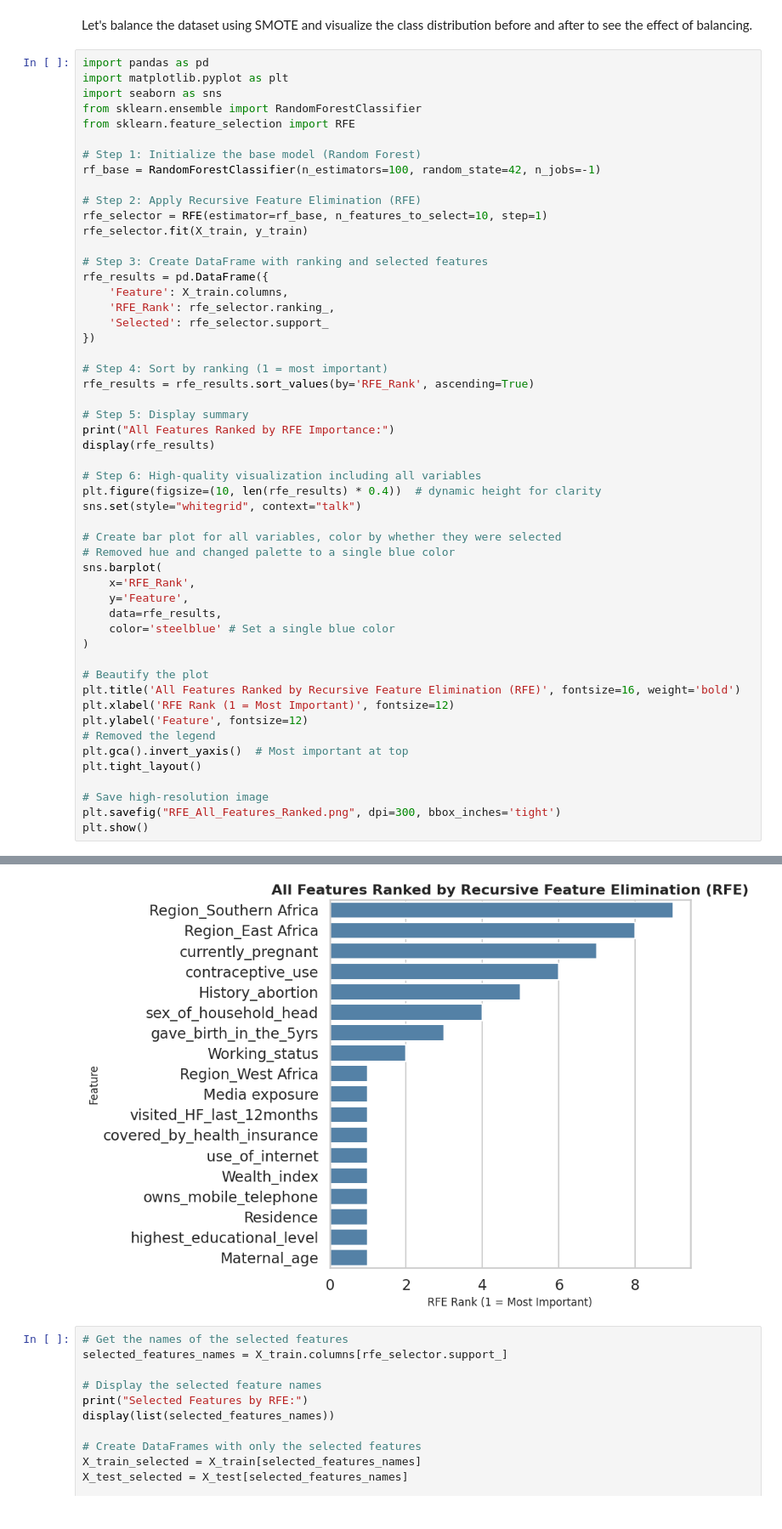
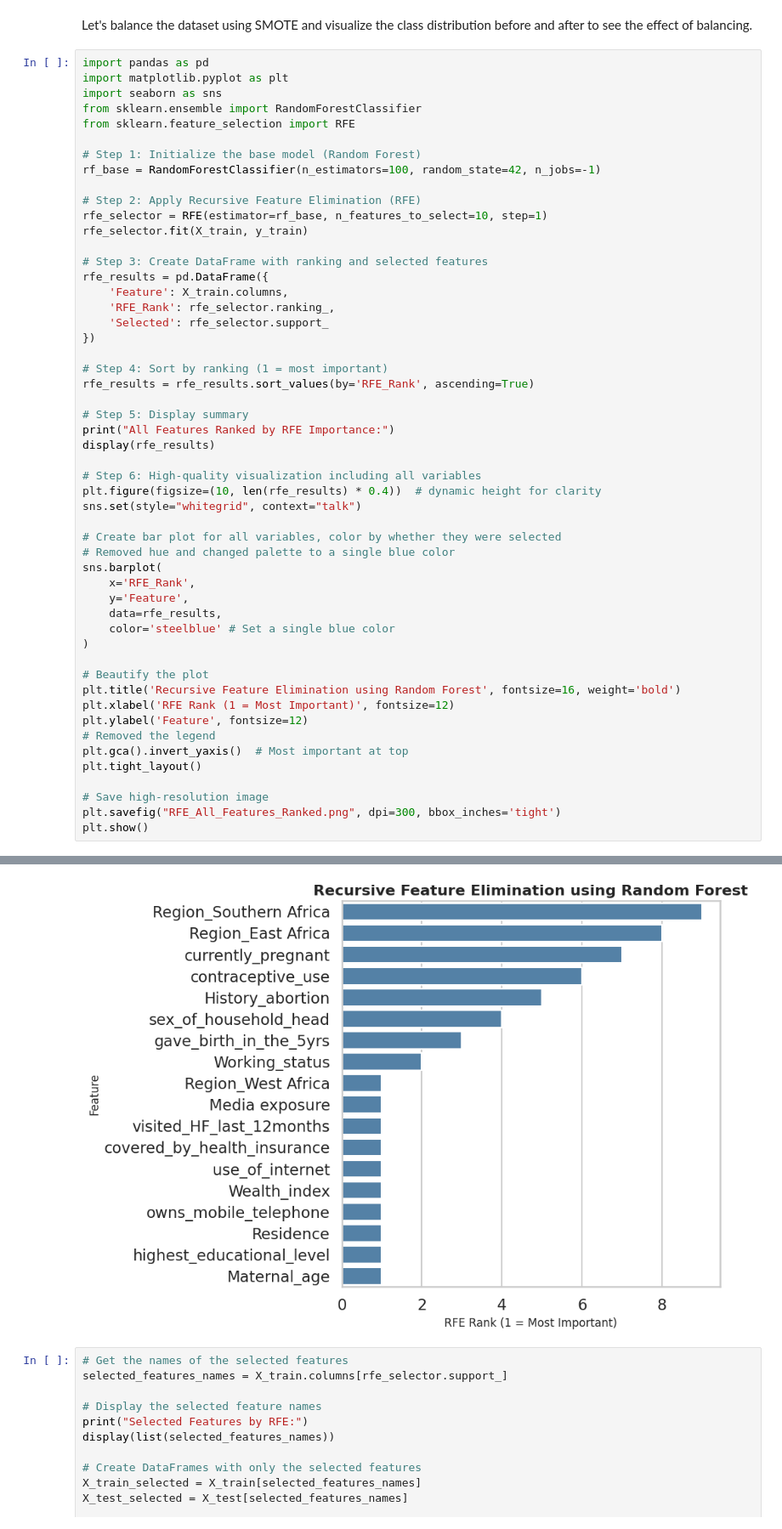
Before and after one commit to Fentahun60/Fentahun, a Jupyter notebook: Healthcare_access_Review_final.ipynb, the cells around one changed output, grey strips where cells are left out. Shown at 85% size. Saved outputs shown, nothing was run; the diff lists cells and outputs as text.

```diff
--- a/Healthcare_access_Review_final.ipynb
+++ b/Healthcare_access_Review_final.ipynb
@@ -1980,36 +2098,36 @@ sns.barplot(
 )
 
 # Beautify the plot
-plt.title('All Features Ranked by Recursive Feature Elimination (RFE)', fontsize=16, weight='bold')
+plt.title('Recursive Feature Elimination using Random Forest', fontsize=16, weight='bold')
 plt.xlabel('RFE Rank (1 = Most Important)', fontsize=12)
 plt.ylabel('Feature', fontsize=12)
 # Removed the legend
 plt.gca().invert_yaxis()  # Most important at top
 plt.tight_layout()
 
 # Save high-resolution image
 plt.savefig("RFE_All_Features_Ranked.png", dpi=300, bbox_inches='tight')
 plt.show()
 # %% [output]
 All Features Ranked by RFE Importance:
 |  | Feature | RFE_Rank | Selected |
 | 0 | Maternal_age | 1 | True |
 | 1 | highest_educational_level | 1 | True |
 | 2 | Residence | 1 | True |
 | 4 | owns_mobile_telephone | 1 | True |
 | 6 | Wealth_index | 1 | True |
 | 5 | use_of_internet | 1 | True |
 | 12 | covered_by_health_insurance | 1 | True |
 | 11 | visited_HF_last_12months | 1 | True |
 | 14 | Media exposure | 1 | True |
 | 17 | Region_West Africa | 1 | True |
 | ... | ... | ... | ... |
 | 9 | History_abortion | 5 | False |
 | 10 | contraceptive_use | 6 | False |
 | 8 | currently_pregnant | 7 | False |
 | 15 | Region_East Africa | 8 | False |
 | 16 | Region_Southern Africa | 9 | False |
-[figure, old version]
+[figure, new version]
 # %%
 # Get the names of the selected features
 selected_features_names = X_train.columns[rfe_selector.support_]
```
Also changed, not shown: parts of 14 cells of this notebook.
